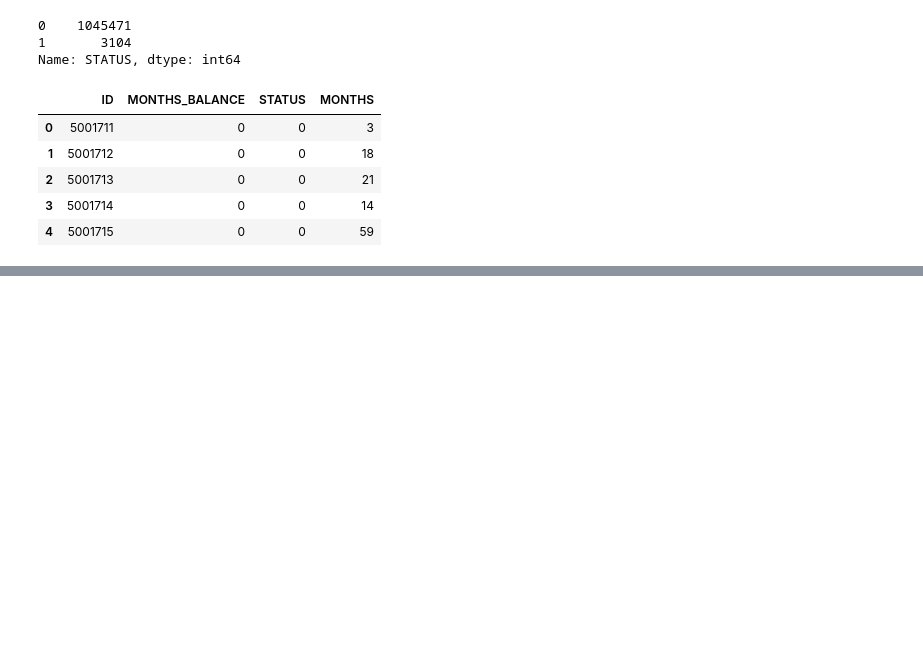
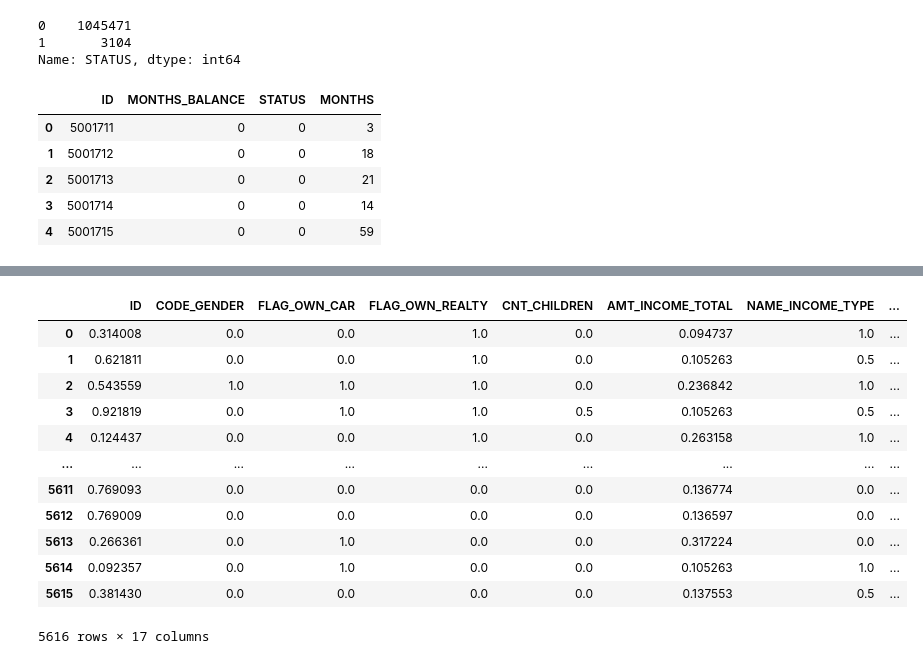
Before and after one commit to isoori/Credit-Card-Approval-Prediction, a Jupyter notebook: Credit Card Approval Prediction.ipynb, the cells around one changed output, grey strips where cells are left out. Drawn from its saved outputs; the diff is of its cells as text; code cells hidden in the pictures; blank space fills up the shorter version.

```diff
--- a/Credit Card Approval Prediction.ipynb
+++ b/Credit Card Approval Prediction.ipynb
@@ -178,0 +242,16 @@ recgb.head()
+# %%
+X_test_scalled
+# %% [output]
+|  | ID | CODE_GENDER | FLAG_OWN_CAR | FLAG_OWN_REALTY | CNT_CHILDREN | AMT_INCOME_TOTAL | NAME_INCOME_TYPE | ... |
+| 0 | 0.314008 | 0.0 | 0.0 | 1.0 | 0.0 | 0.094737 | 1.0 | ... |
+| 1 | 0.621811 | 0.0 | 0.0 | 1.0 | 0.0 | 0.105263 | 0.5 | ... |
+| 2 | 0.543559 | 1.0 | 1.0 | 1.0 | 0.0 | 0.236842 | 1.0 | ... |
+| 3 | 0.921819 | 0.0 | 1.0 | 1.0 | 0.5 | 0.105263 | 0.5 | ... |
+| 4 | 0.124437 | 0.0 | 0.0 | 1.0 | 0.0 | 0.263158 | 1.0 | ... |
+| ... | ... | ... | ... | ... | ... | ... | ... | ... |
+| 5611 | 0.769093 | 0.0 | 0.0 | 0.0 | 0.0 | 0.136774 | 0.0 | ... |
+| 5612 | 0.769009 | 0.0 | 0.0 | 0.0 | 0.0 | 0.136597 | 0.0 | ... |
+| 5613 | 0.266361 | 0.0 | 1.0 | 0.0 | 0.0 | 0.317224 | 0.0 | ... |
+| 5614 | 0.092357 | 0.0 | 1.0 | 0.0 | 0.0 | 0.105263 | 1.0 | ... |
+| 5615 | 0.381430 | 0.0 | 0.0 | 0.0 | 0.0 | 0.137553 | 0.5 | ... |
+5616 rows × 17 columns
```
Also changed, not shown: parts of 12 cells of this notebook.
